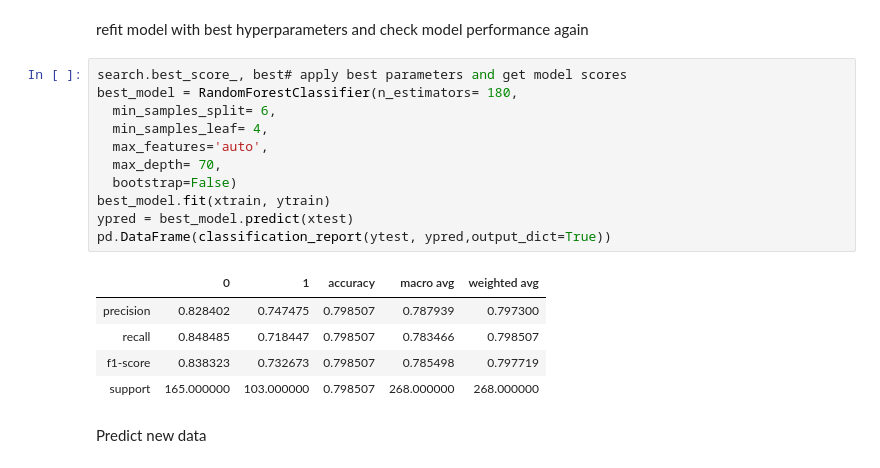
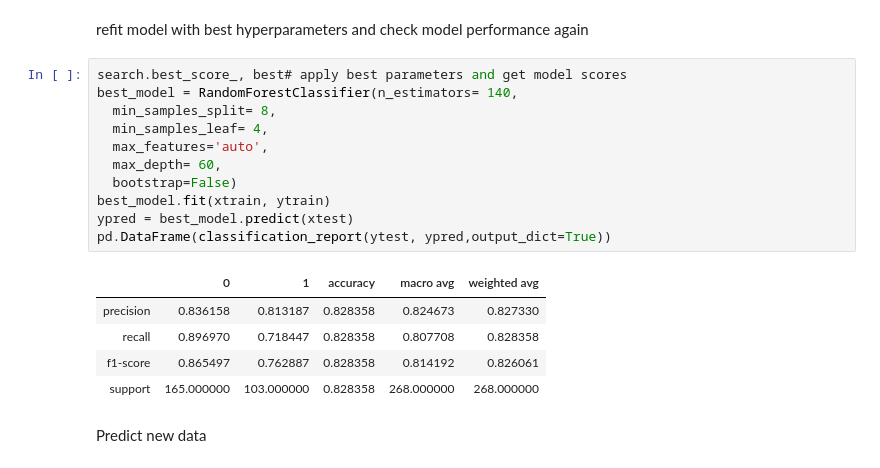
Before and after one commit to loej/ML-Research, a Jupyter notebook: Team Work/Xiaoyan/titanic/Titanic Random Forest.ipynb, the cells around one changed output. Saved outputs shown, nothing was run; the diff lists cells and outputs as text.

```diff
--- a/Team Work/Xiaoyan/titanic/Titanic Random Forest.ipynb
+++ b/Team Work/Xiaoyan/titanic/Titanic Random Forest.ipynb
@@ -233,21 +243,21 @@ search.best_score_, best
 refit model with best hyperparameters and check model performance again
 # %%
 search.best_score_, best# apply best parameters and get model scores
-best_model = RandomForestClassifier(n_estimators= 180,
-  min_samples_split= 6,
+best_model = RandomForestClassifier(n_estimators= 140,
+  min_samples_split= 8,
   min_samples_leaf= 4,
   max_features='auto',
-  max_depth= 70,
+  max_depth= 60,
   bootstrap=False)
 best_model.fit(xtrain, ytrain)
 ypred = best_model.predict(xtest)
 pd.DataFrame(classification_report(ytest, ypred,output_dict=True))
 # %% [output]
 |  | 0 | 1 | accuracy | macro avg | weighted avg |
-| precision | 0.828402 | 0.747475 | 0.798507 | 0.787939 | 0.797300 |
-| recall | 0.848485 | 0.718447 | 0.798507 | 0.783466 | 0.798507 |
-| f1-score | 0.838323 | 0.732673 | 0.798507 | 0.785498 | 0.797719 |
-| support | 165.000000 | 103.000000 | 0.798507 | 268.000000 | 268.000000 |
+| precision | 0.836158 | 0.813187 | 0.828358 | 0.824673 | 0.827330 |
+| recall | 0.896970 | 0.718447 | 0.828358 | 0.807708 | 0.828358 |
+| f1-score | 0.865497 | 0.762887 | 0.828358 | 0.814192 | 0.826061 |
+| support | 165.000000 | 103.000000 | 0.828358 | 268.000000 | 268.000000 |
 # %% [markdown]
 Predict new data
 # %%
```
Also changed, not shown: parts of 11 cells of this notebook.
